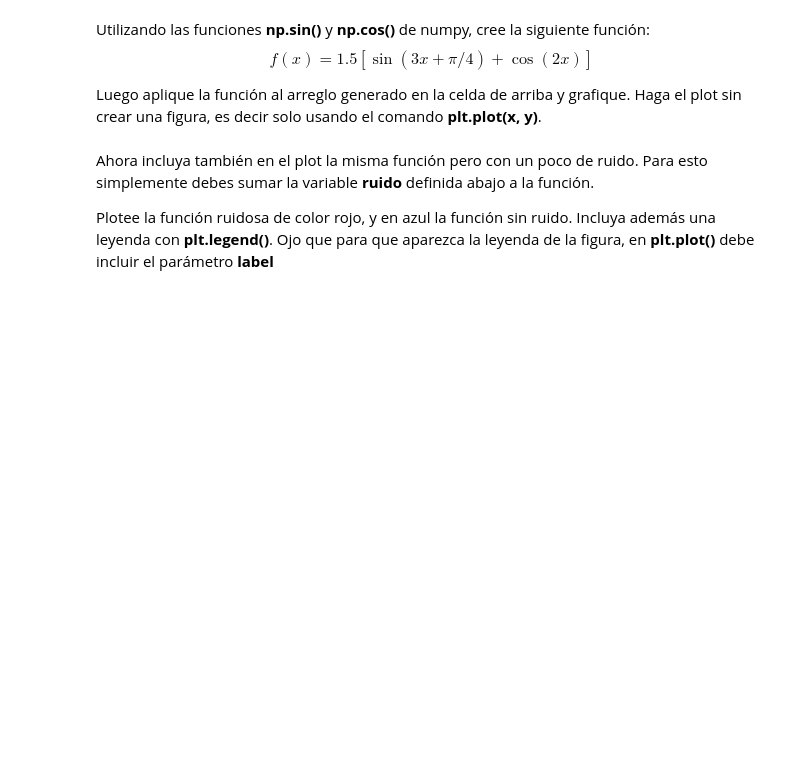
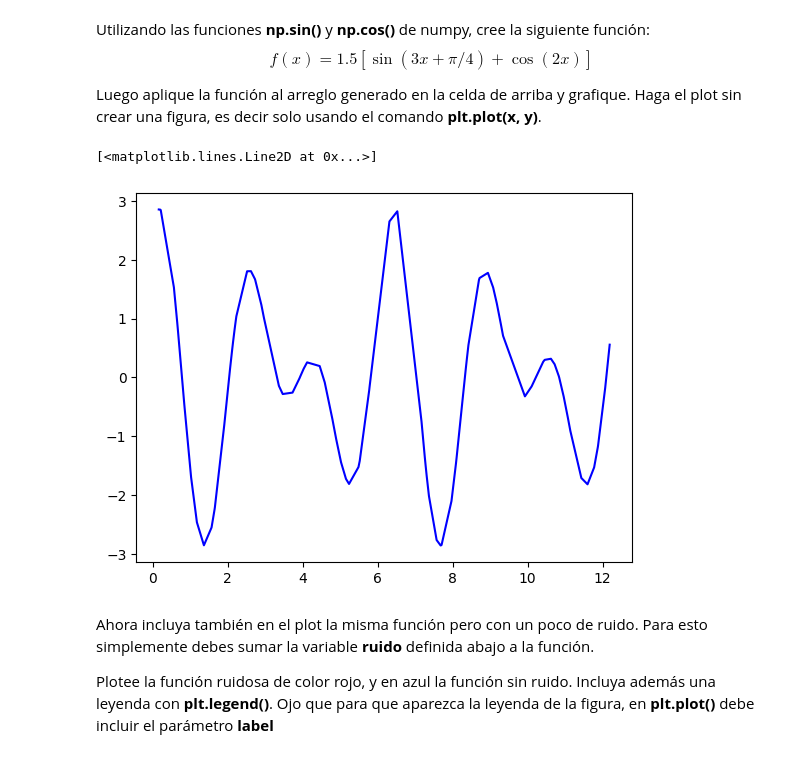
Before and after one commit to Morales-Andres/Tarea-1, a Jupyter notebook: Tarea_1.ipynb, the cells around one changed output. Cells and saved outputs as stored; diff of their text form; code cells hidden in the pictures; blank space fills up the shorter version.

```diff
--- a/Tarea_1.ipynb
+++ b/Tarea_1.ipynb
@@ -339,0 +366,6 @@ x_values =
+# %%
+import math
+x_values = lista = np.random.uniform(0, 4 * math.pi, size=100)
+x_values_arr = np.array(lista)
+x_arr =np.sort(x_values_arr)
+print(x_arr)
@@ -345,9 +395,17 @@ Luego aplique la función al arreglo generado en la celda de arriba y grafique.
 # %%
 # Escriba la función aquí
 def f(x):
+  a = np.sin(3*x+(math.pi/4))
+  b = np.cos(2*x)
+  return 1.5*(a + b)
 
-
+y = f(x_arr)
 # Haga el plot aquí
+fig_1 = plt.plot(x_arr,y, color='b')
+fig_1
+# %% [output]
+[<matplotlib.lines.Line2D at 0x...>]
+[figure, added]
 # %% [markdown]
 Ahora incluya también en el plot la misma función  pero con un poco de ruido. Para esto simplemente debes sumar la variable **ruido** definida abajo a la función.
 
```
Also changed, not shown: parts of 12 cells of this notebook.
